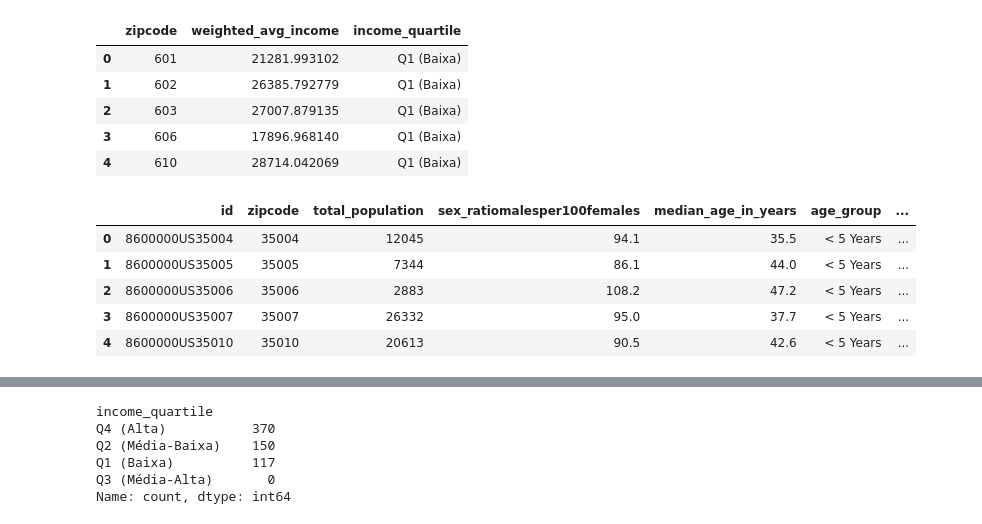
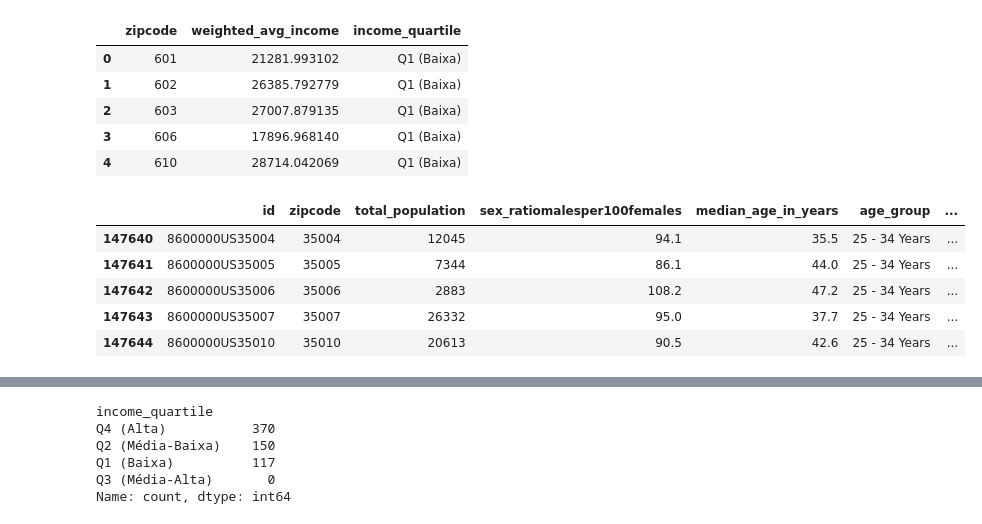
Before and after one commit to PabloRMCarneiro/case-elogroup-lab, a Jupyter notebook: notebooks/analytics/results/consolidated.ipynb, the cells around one changed output, grey strips where cells are left out. Cells and saved outputs as stored; diff of their text form; code cells hidden in the pictures.

```diff
--- a/notebooks/analytics/results/consolidated.ipynb
+++ b/notebooks/analytics/results/consolidated.ipynb
@@ -82,17 +82,17 @@ weighted_income_df.head()
 # %%
 # 2. Calculo do Indicador expansion_indicator
 
 # 2.1 - Numerador
 # Obter as faixas apenas de interesse
-ages_groups_prioritis = ['< 5 Years', '25 - 34 Years', '35 - 44 Years', '45 - 54 Years']
+ages_groups_prioritis = ['25 - 34 Years', '35 - 44 Years', '45 - 54 Years']
 demo_ages_groups_priority = demographic_data[demographic_data['age_group'].isin(ages_groups_prioritis)]
 
 demo_ages_groups_priority.head()
 # %% [output]
 |  | id | zipcode | total_population | sex_ratiomalesper100females | median_age_in_years | age_group | ... |
-| 0 | 8600000US35004 | 35004 | 12045 | 94.1 | 35.5 | < 5 Years | ... |
-| 1 | 8600000US35005 | 35005 | 7344 | 86.1 | 44.0 | < 5 Years | ... |
-| 2 | 8600000US35006 | 35006 | 2883 | 108.2 | 47.2 | < 5 Years | ... |
-| 3 | 8600000US35007 | 35007 | 26332 | 95.0 | 37.7 | < 5 Years | ... |
-| 4 | 8600000US35010 | 35010 | 20613 | 90.5 | 42.6 | < 5 Years | ... |
+| 147640 | 8600000US35004 | 35004 | 12045 | 94.1 | 35.5 | 25 - 34 Years | ... |
+| 147641 | 8600000US35005 | 35005 | 7344 | 86.1 | 44.0 | 25 - 34 Years | ... |
+| 147642 | 8600000US35006 | 35006 | 2883 | 108.2 | 47.2 | 25 - 34 Years | ... |
+| 147643 | 8600000US35007 | 35007 | 26332 | 95.0 | 37.7 | 25 - 34 Years | ... |
+| 147644 | 8600000US35010 | 35010 | 20613 | 90.5 | 42.6 | 25 - 34 Years | ... |
 # %%
```
Also changed, not shown: parts of 10 cells of this notebook, 18 other files.
